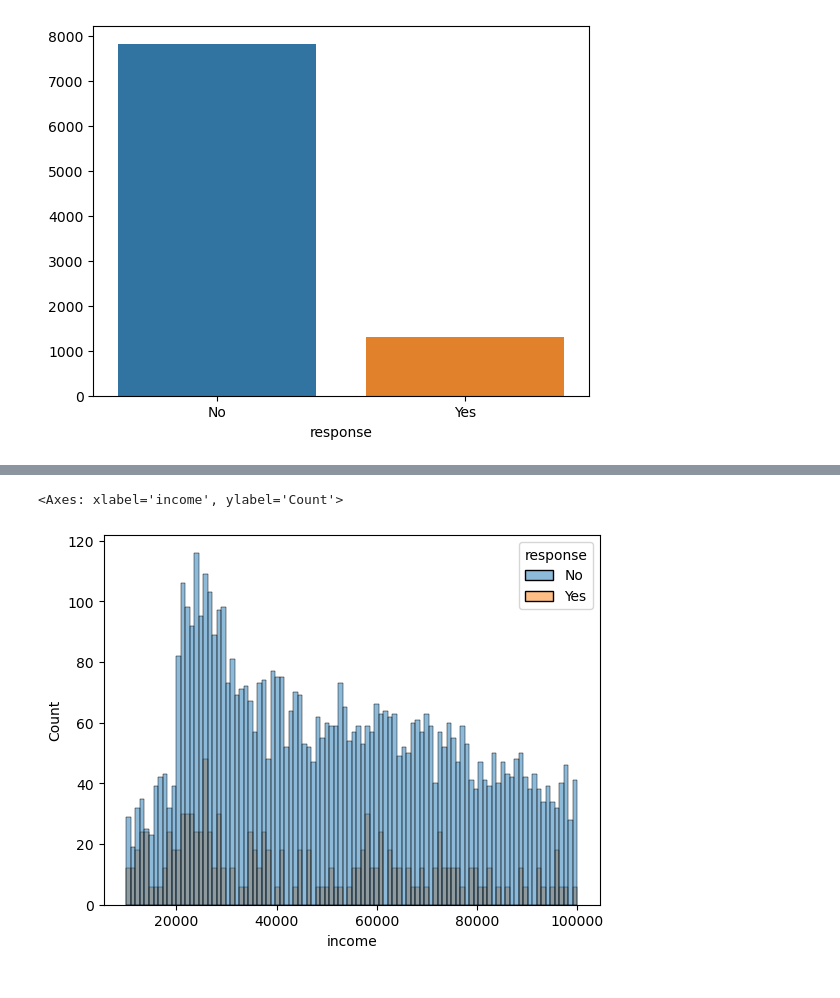
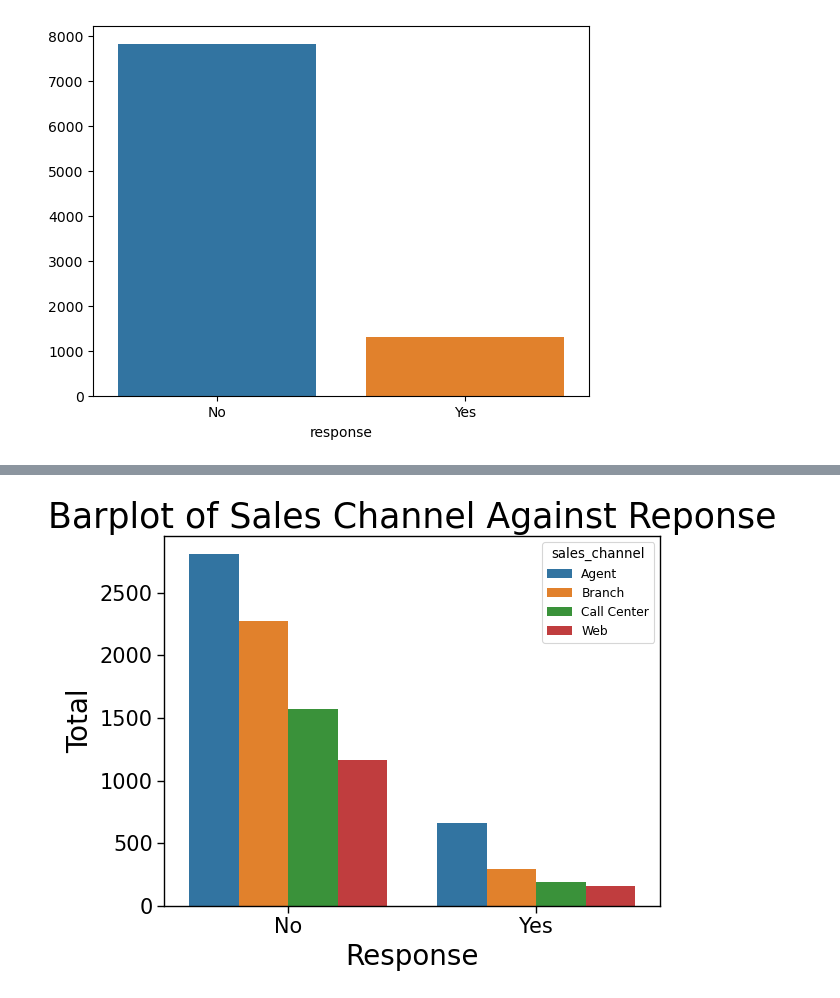
Before and after one commit to henrysoysa/lab-customer-analysis-round-3, a Jupyter notebook: lab-dw-aggregating_copy-for-EDA.ipynb, the cells around one changed output, grey strips where cells are left out. Saved outputs shown, nothing was run; the diff lists cells and outputs as text; code cells hidden in the pictures.

Commit message:
Added visualisation titles and captions, with improved readability

```diff
--- a/lab-dw-aggregating_copy-for-EDA.ipynb
+++ b/lab-dw-aggregating_copy-for-EDA.ipynb
@@ -542,7 +519,18 @@ sns.histplot(data=df_mkt, x='income', hue='response', bins=50)
-# %%
-filtered_income_df_mkt = df_mkt.loc[df_mkt['income'] > 0]
-sns.histplot(data=filtered_income_df_mkt, x='income', hue='response',
-             bins=100)
-# %% [output]
-<Axes: xlabel='income', ylabel='Count'>
-[figure, removed]
+# %%
+# Creating a grouped df for easier analysis with the use of hue
+# in seaborn to allow for splitting by sales channel, due to current df formatting
+grouped_df_mkt = df_mkt.groupby(['response','sales_channel'])['customer'].agg(
+    'count').reset_index()
+ax = sns.barplot(data=grouped_df_mkt, x=grouped_df_mkt['response'],
+                      y=grouped_df_mkt['customer'], hue='sales_channel'
+                )
+
+ax.axes.set_title("Barplot of Sales Channel Against Reponse",fontsize=25)
+ax.set_xlabel("Response",fontsize=20)
+ax.set_ylabel("Total",fontsize=20)
+ax.tick_params(labelsize=15)
+
+
+plt.show()
+# %% [output]
+[figure, added]
```
Also changed, not shown: parts of 11 cells of this notebook.
